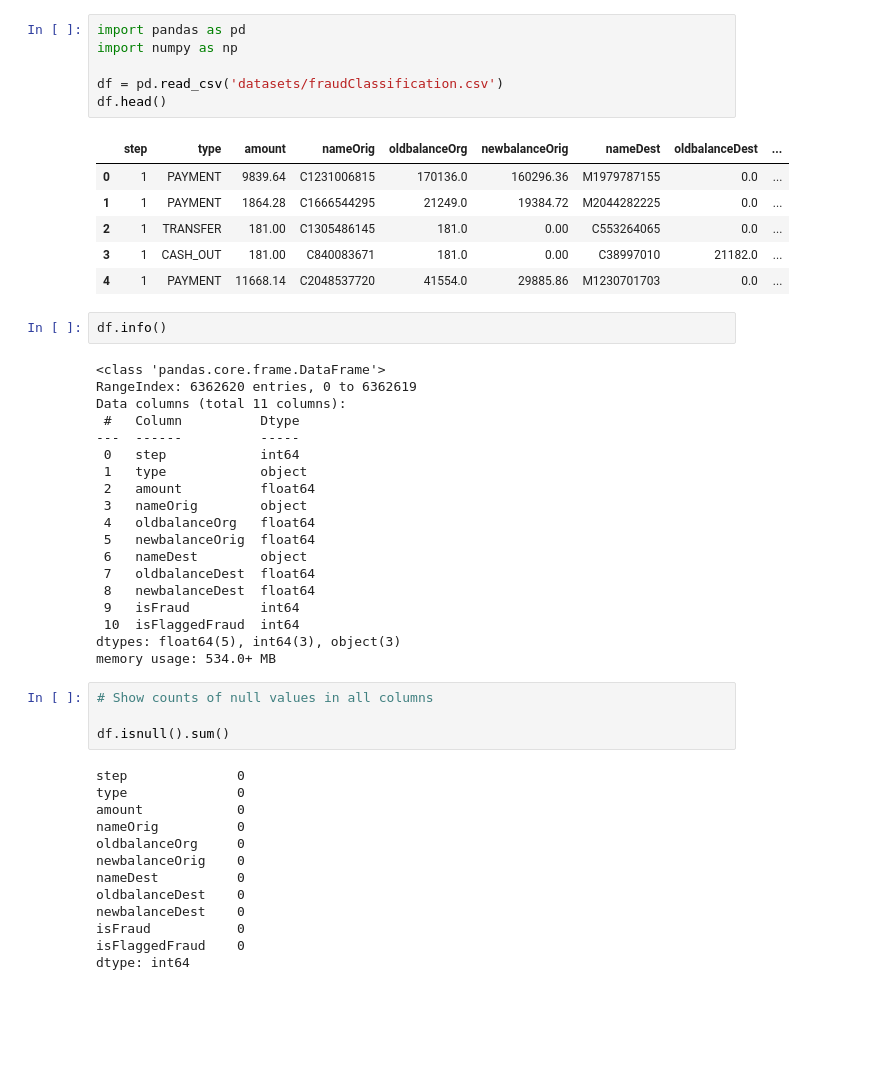
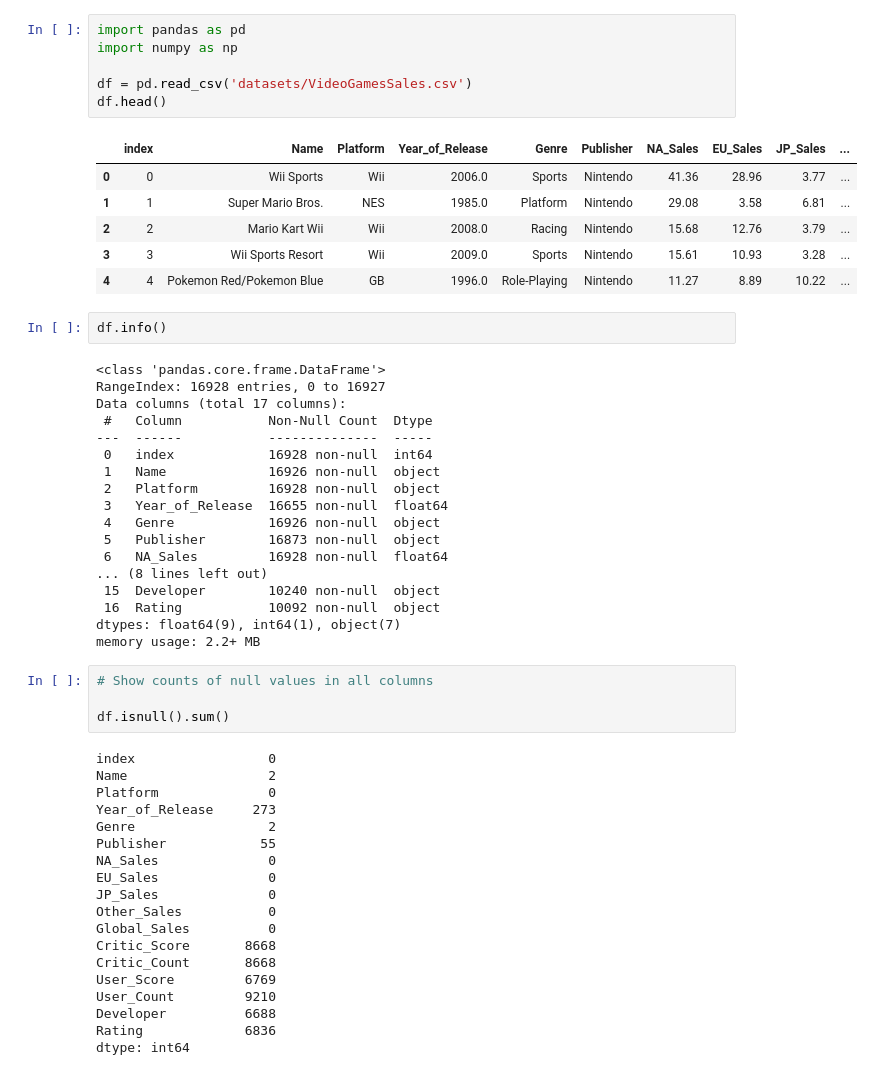
Before and after one commit to Zorrat/EAS-503-Group7-ML-Project, a Jupyter notebook: eda_private.ipynb, the cells around one changed output. Drawn from its saved outputs; the diff is of its cells as text; blank space fills up the shorter version.

```diff
--- a/eda_private.ipynb
+++ b/eda_private.ipynb
@@ -1,51 +1,56 @@
 # %%
 import pandas as pd
 import numpy as np
 
-df = pd.read_csv('datasets/fraudClassification.csv')
+df = pd.read_csv('datasets/VideoGamesSales.csv')
 df.head()
 # %% [output]
-|  | step | type | amount | nameOrig | oldbalanceOrg | newbalanceOrig | nameDest | oldbalanceDest | ... |
-| 0 | 1 | PAYMENT | 9839.64 | C1231006815 | 170136.0 | 160296.36 | M1979787155 | 0.0 | ... |
-| 1 | 1 | PAYMENT | 1864.28 | C1666544295 | 21249.0 | 19384.72 | M2044282225 | 0.0 | ... |
-| 2 | 1 | TRANSFER | 181.00 | C1305486145 | 181.0 | 0.00 | C553264065 | 0.0 | ... |
-| 3 | 1 | CASH_OUT | 181.00 | C840083671 | 181.0 | 0.00 | C38997010 | 21182.0 | ... |
-| 4 | 1 | PAYMENT | 11668.14 | C2048537720 | 41554.0 | 29885.86 | M1230701703 | 0.0 | ... |
+|  | index | Name | Platform | Year_of_Release | Genre | Publisher | NA_Sales | EU_Sales | JP_Sales | ... |
+| 0 | 0 | Wii Sports | Wii | 2006.0 | Sports | Nintendo | 41.36 | 28.96 | 3.77 | ... |
+| 1 | 1 | Super Mario Bros. | NES | 1985.0 | Platform | Nintendo | 29.08 | 3.58 | 6.81 | ... |
+| 2 | 2 | Mario Kart Wii | Wii | 2008.0 | Racing | Nintendo | 15.68 | 12.76 | 3.79 | ... |
+| 3 | 3 | Wii Sports Resort | Wii | 2009.0 | Sports | Nintendo | 15.61 | 10.93 | 3.28 | ... |
+| 4 | 4 | Pokemon Red/Pokemon Blue | GB | 1996.0 | Role-Playing | Nintendo | 11.27 | 8.89 | 10.22 | ... |
 # %%
 df.info()
 # %% [output]
 <class 'pandas.core.frame.DataFrame'>
-RangeIndex: 6362620 entries, 0 to 6362619
-Data columns (total 11 columns):
- #   Column          Dtype
----  ------          -----
- 0   step            int64
- 1   type            object
- 2   amount          float64
- 3   nameOrig        object
- 4   oldbalanceOrg   float64
- 5   newbalanceOrig  float64
- 6   nameDest        object
- 7   oldbalanceDest  float64
- 8   newbalanceDest  float64
- 9   isFraud         int64
- 10  isFlaggedFraud  int64
-dtypes: float64(5), int64(3), object(3)
-memory usage: 534.0+ MB
+RangeIndex: 16928 entries, 0 to 16927
+Data columns (total 17 columns):
+ #   Column           Non-Null Count  Dtype
+---  ------           --------------  -----
+ 0   index            16928 non-null  int64
+ 1   Name             16926 non-null  object
+ 2   Platform         16928 non-null  object
+ 3   Year_of_Release  16655 non-null  float64
+ 4   Genre            16926 non-null  object
+ 5   Publisher        16873 non-null  object
+ 6   NA_Sales         16928 non-null  float64
+... (8 lines left out)
+ 15  Developer        10240 non-null  object
+ 16  Rating           10092 non-null  object
+dtypes: float64(9), int64(1), object(7)
+memory usage: 2.2+ MB
 # %%
 # Show counts of null values in all columns
 
 df.isnull().sum()
 # %% [output]
-step              0
-type              0
-amount            0
-nameOrig          0
-oldbalanceOrg     0
-newbalanceOrig    0
-nameDest          0
-oldbalanceDest    0
-newbalanceDest    0
-isFraud           0
-isFlaggedFraud    0
+index                 0
+Name                  2
+Platform              0
+Year_of_Release     273
+Genre                 2
+Publisher            55
+NA_Sales              0
+EU_Sales              0
+JP_Sales              0
+Other_Sales           0
+Global_Sales          0
+Critic_Score       8668
+Critic_Count       8668
+User_Score         6769
+User_Count         9210
+Developer          6688
+Rating             6836
 dtype: int64
```
Also changed, not shown: parts of 8 cells of this notebook, 2 other files.
